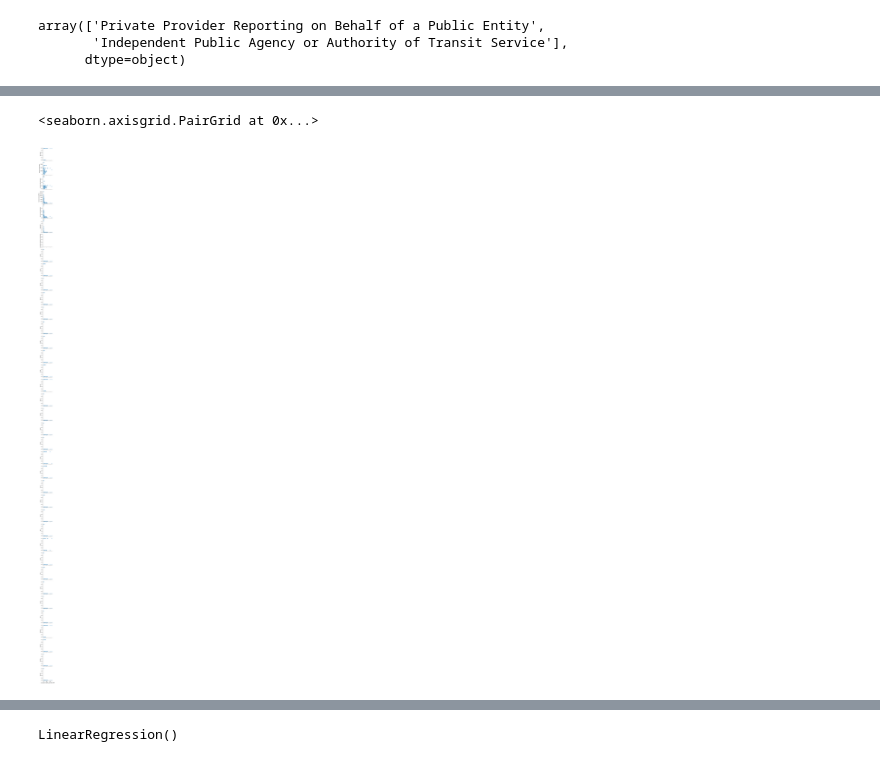
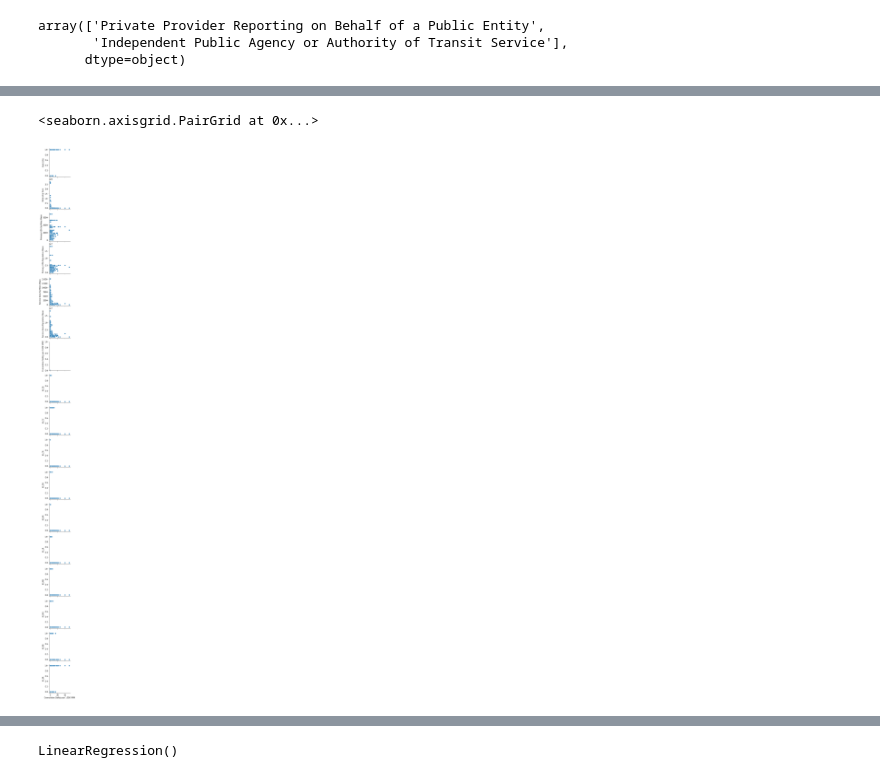
Before and after one commit to tamarahorne/Springboard, a Jupyter notebook: Capstone Project 2/notebooks/04_Preprocessing_and_Training.ipynb, the cells around one changed output, grey strips where cells are left out. Drawn from its saved outputs; the diff is of its cells as text; code cells hidden in the pictures.

```diff
--- a/Capstone Project 2/notebooks/04_Preprocessing_and_Training.ipynb
+++ b/Capstone Project 2/notebooks/04_Preprocessing_and_Training.ipynb
@@ -329 +310,4 @@ memory usage: 20.9+ MB
+# %%
+National_annual = National_annual.drop(['Year', '5 DIgit NTD ID','Agency','Primary UZA Name'], axis=1)
+Nashville_annual = Nashville_annual.drop(['Year', '5 DIgit NTD ID','Agency','Primary UZA Name'], axis=1)
 # %% [markdown]
@@ -332,10 +316,10 @@ memory usage: 20.9+ MB
 In order to have a single column for y, I will combine the three categories of SPTs (fatalities, injuries, and events) into one and present it as a value per 100,000 VRM.
 # %%
-National_Cumulative_Safety = (National_annual['Total Fatalities'] + National_annual['Total Injuries'] + National_annual['Total Events'])
-Nashville_Cumulative_Safety = (Nashville_annual['Total Fatalities'] + Nashville_annual['Total Injuries'] + Nashville_annual['Total Events'])
+National_Cumulative_Safety = (National_annual['Total Fatalities Annual by Mode'] + National_annual['Total Injuries Annual by Mode'] + National_annual['Total Events Annual by Mode'])
+Nashville_Cumulative_Safety = (Nashville_annual['Total Fatalities Annual by Mode'] + Nashville_annual['Total Injuries Annual by Mode'] + Nashville_annual['Total Events Annual by Mode'])
 
-National_annual['Cumulative Safety per 100K VRM'] = (National_Cumulative_Safety/National_annual['Vehicle Revenue Miles'])*100000
-Nashville_annual['Cumulative Safety per 100K VRM'] = (Nashville_Cumulative_Safety/Nashville_annual['Vehicle Revenue Miles'])*100000
+National_annual['Cumulative Safety per 100K VRM'] = (National_Cumulative_Safety/National_annual['Vehicle Revenue Miles Sum'])*100000
+Nashville_annual['Cumulative Safety per 100K VRM'] = (Nashville_Cumulative_Safety/Nashville_annual['Vehicle Revenue Miles Sum'])*100000
 # %%
 National_annual['Cumulative Safety per 100K VRM'].isna().sum()
 # %% [output]
@@ -386,6 +370,6 @@ memory usage: 21.9+ MB
 # %%
-National_annual = National_annual.drop(National_annual.iloc[:, np.r_[15, 18, 19, 20]], axis=1)
-Nashville_annual = Nashville_annual.drop(Nashville_annual.iloc[:, np.r_[15, 18, 19, 20]], axis=1)
+National_annual = National_annual.drop(National_annual.iloc[:, np.r_[4, 6:9]], axis=1)
+Nashville_annual = Nashville_annual.drop(Nashville_annual.iloc[:, np.r_[4, 6:9]], axis=1)
 # %%
 National_annual.info()
 # %% [output]
@@ -418,3 +392,0 @@ I will also remove the identifier columns, '5 DIgit NTD ID', 'Agency', and 'Prim
-# %%
-National_annual = National_annual.drop(['Primary UZA Code', 'Vehicles','Vehicle Revenue Hours','Month','Year', '5 DIgit NTD ID','Agency','Primary UZA Name'], axis=1)
-Nashville_annual = Nashville_annual.drop(['Primary UZA Code', 'Vehicles','Vehicle Revenue Hours','Month','Year', '5 DIgit NTD ID','Agency','Primary UZA Name'], axis=1)
@@ -604,13 +567,12 @@ Nashville_annual.describe()
 # %%
-
 sns.pairplot(
     National_annual,
     x_vars=['Cumulative Safety per 100K VRM'],
-    y_vars=National_annual.iloc[:, np.r_[0:6,6:37]],
+    y_vars=National_annual.iloc[:, np.r_[0:17]],
 )
 # %% [output]
 <seaborn.axisgrid.PairGrid at 0x...>
-[figure, old version]
+[figure, new version]
 # %%
 plt.subplots(figsize=(20,20))
 sns.heatmap(National_annual.corr(), annot=True, fmt='.2%')
```
Also changed, not shown: parts of 79 cells of this notebook.
